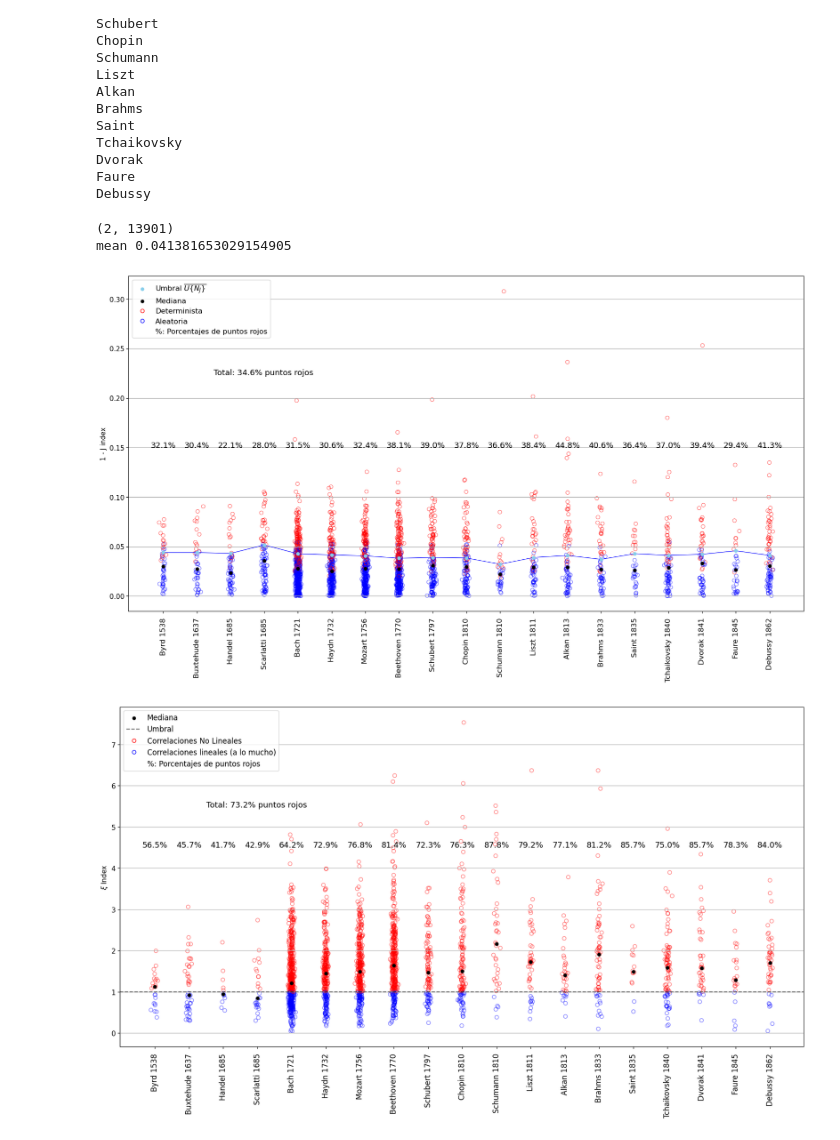
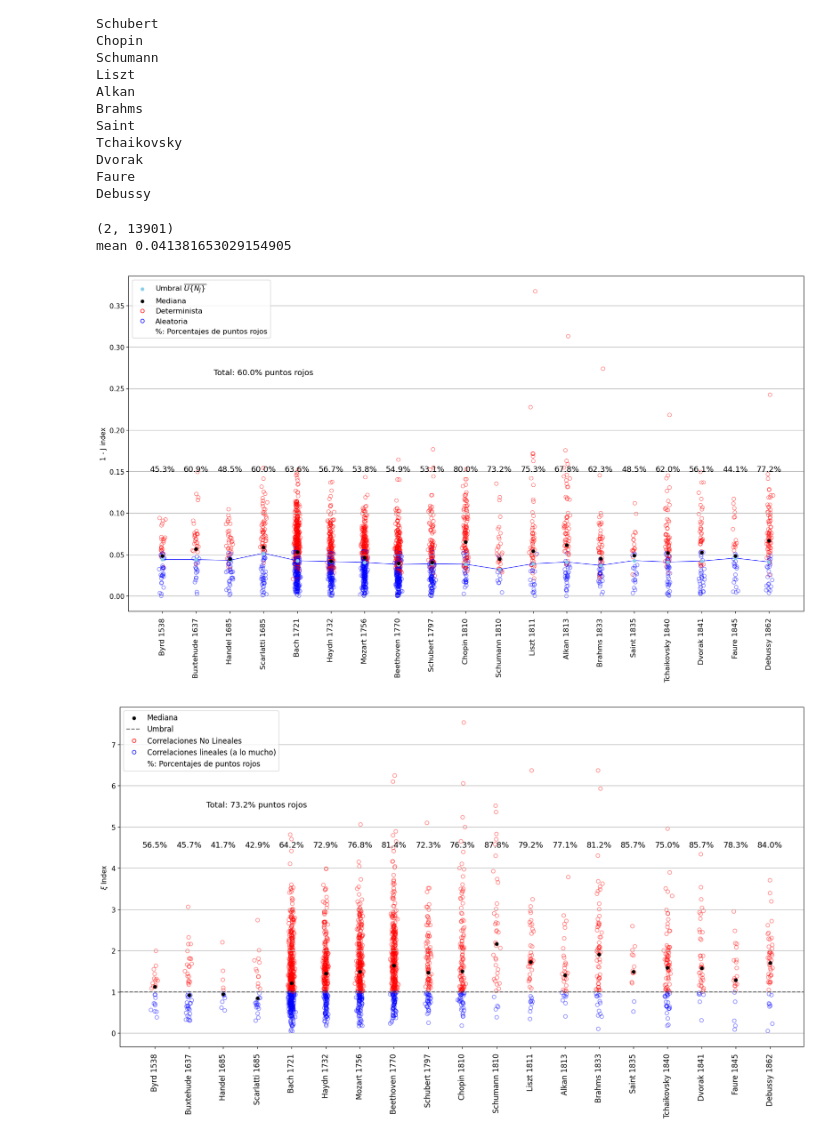
Before and after one commit to EduardoGarcia528/Tesis, a Jupyter notebook: musica-tesis/Limpiar_piezas.ipynb, the cells around one changed output. Cells and saved outputs as stored; diff of their text form; code cells hidden in the pictures.

```diff
--- a/musica-tesis/Limpiar_piezas.ipynb
+++ b/musica-tesis/Limpiar_piezas.ipynb
@@ -325,7 +325,7 @@ J_OG = [1-np.load('data\J_composers_Hz_depurado.npy')[array] for array in range(
 
 data2 = [array[~np.isnan(array)] for array in data2]
 Ns_data = [array[~np.isnan(array)] for array in Ns_data]
-data2 = [array[~np.isnan(array)] for array in J_OG]
+J_OG = [array[~np.isnan(array)] for array in J_OG]
 
 for j in range(num_compositores):
     for i in range(len(Ns_data[j])):
@@ -372,34 +372,34 @@ ax.text(0.2, 0.7, f'Total: {total_percentage_red:.1f}% puntos rojos',
 
 # ax.set_xlabel(f'Distribución del índice (1-J) con interpolación lineal de {pts_interp} pts', fontsize=13)
 # ax.set_xlabel(f'Distribución del índice (1-J) de las melodias de larga duración', fontsize=13)
 ax.set_ylabel('1 - J index', fontsize=11)
 ax.tick_params(axis='y', labelsize=11)
 ax.set_xticks(np.arange(1, num_compositores+1))
 
 # ax.scatter(np.arange(1, 78), puntos1, color='red', s=50, zorder=3, marker = '*', label=r'$U\{\overline{N_J}\}$')
 ax.scatter(np.arange(1, num_compositores+1), puntos2, color='#87CEEB', s=25, zorder=3, marker = 'o', label=r'Umbral $\overline{U\{ N_J \}}$')
 # ax.axhline(y=0.029071461469613136)
 ax.scatter(np.arange(1, num_compositores+1), mediana, color='black',s=25,zorder=3,marker='o',label='Mediana')
 ax.plot(np.arange(1, num_compositores+1), puntos2, color='blue', linestyle='-', linewidth=0.8)
 # ax.plot(np.arange(1, 18), mediana, color='red', linestyle='-', linewidth=0.8)
 ax.plot([],[], marker = 'o',color='none', markeredgecolor='red', label = 'Determinista')
 ax.plot([],[], marker='o', color='none', markeredgecolor='blue', label= 'Aleatoria')
 ax.plot([],[], marker='none', color='none', label = '%: Porcentajes de puntos rojos')
 
 # Agregar la leyenda al gráfico
 # ax.legend(handles=legend_elements)
 ax.legend(loc='upper left',fontsize=12)
 # ax.xaxis.set_label_position('top')  # Movemos la etiqueta del eje x
 # ax.xaxis.tick_top()  # Movemos los ticks del eje x a la parte superior
 # ax.spines['top'].set_position(('axes', 1.0))  # Movemos la espina superior al tope de la figura
 # ax.spines['bottom'].set_position(('axes', -0.1))  # Ocultamos la espina inferior
 ax.set_xticklabels([f"{composer} {datos_composers[composer]['Birth_year']} " for i, composer in enumerate(datos_composers.keys())], rotation=90,fontsize=12)
 plt.grid(axis='y')
 plt.show()
 # %% [output]
 (2, 13901)
 mean 0.041381653029154905
-[figure, old version]
+[figure, new version]
 # %%
 """Scatter xi"""
 
```
Also changed, not shown: 25 other files.
